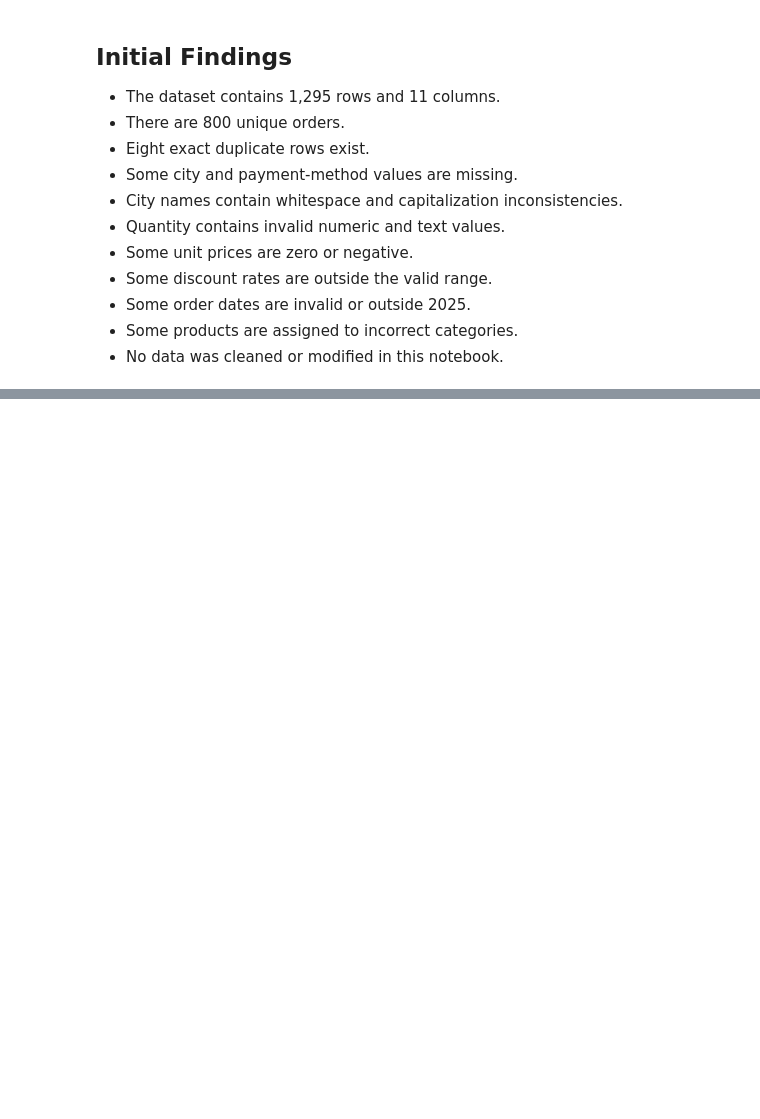
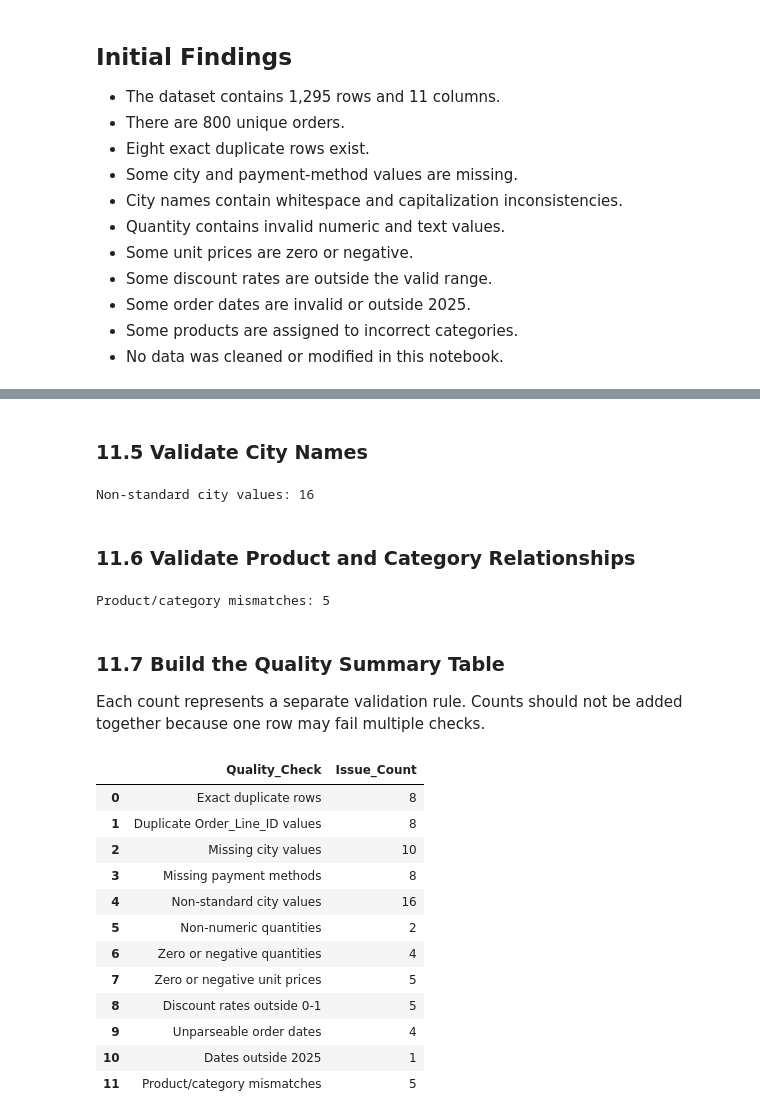
Before and after one commit to mahan-vzmz/sales-data-analysis, a Jupyter notebook: notebooks/01_data_inspection.ipynb, the cells around one changed output, grey strips where cells are left out. Cells and saved outputs as stored; diff of their text form; code cells hidden in the pictures; blank space fills up the shorter version.

Commit message:
feat: extend data inspection with quality checks

```diff
--- a/notebooks/01_data_inspection.ipynb
+++ b/notebooks/01_data_inspection.ipynb
@@ -260,0 +360,78 @@ Invalid discount rates: 5
+# %% [markdown]
+### 11.5 Validate City Names
+# %%
+non_null_cities = df["City"].dropna()
+non_standard_city_count = (
+    ~non_null_cities.isin(VALID_CITIES)
+).sum()
+
+print("Non-standard city values:", non_standard_city_count)
+# %% [output]
+Non-standard city values: 16
+# %% [markdown]
+### 11.6 Validate Product and Category Relationships
+# %%
+expected_categories = df["Product"].map(
+    PRODUCT_CATEGORY_MAP
+)
+
+category_mismatch_count = (
+    df["Category"] != expected_categories
+).sum()
+
+print("Product/category mismatches:", category_mismatch_count)
+# %% [output]
+Product/category mismatches: 5
+# %% [markdown]
+### 11.7 Build the Quality Summary Table
+
+Each count represents a separate validation rule. Counts should not be added together because one row may fail multiple checks.
+# %%
+quality_summary = pd.DataFrame(
+    {
+        "Quality_Check": [
+            "Exact duplicate rows",
+            "Duplicate Order_Line_ID values",
+            "Missing city values",
+            "Missing payment methods",
+            "Non-standard city values",
+            "Non-numeric quantities",
+            "Zero or negative quantities",
+            "Zero or negative unit prices",
+            "Discount rates outside 0-1",
+            "Unparseable order dates",
+            "Dates outside 2025",
+            "Product/category mismatches",
+        ],
+        "Issue_Count": [
+            df.duplicated().sum(),
+            df["Order_Line_ID"].duplicated().sum(),
+            df["City"].isna().sum(),
+            df["Payment_Method"].isna().sum(),
+            non_standard_city_count,
+            non_numeric_quantity_count,
+            non_positive_quantity_count,
+            (df["Unit_Price_USD"] <= 0).sum(),
+            (~df["Discount_Rate"].between(0, 1)).sum(),
+            unparseable_date_count,
+            outside_2025_count,
+            category_mismatch_count,
+        ],
+    }
+)
+
+quality_summary
+# %% [output]
+|  | Quality_Check | Issue_Count |
+| 0 | Exact duplicate rows | 8 |
+| 1 | Duplicate Order_Line_ID values | 8 |
+| 2 | Missing city values | 10 |
+| 3 | Missing payment methods | 8 |
+| 4 | Non-standard city values | 16 |
+| 5 | Non-numeric quantities | 2 |
+| 6 | Zero or negative quantities | 4 |
+| 7 | Zero or negative unit prices | 5 |
+| 8 | Discount rates outside 0-1 | 5 |
+| 9 | Unparseable order dates | 4 |
+| 10 | Dates outside 2025 | 1 |
+| 11 | Product/category mismatches | 5 |
```
Also changed, not shown: parts of 10 cells of this notebook.
